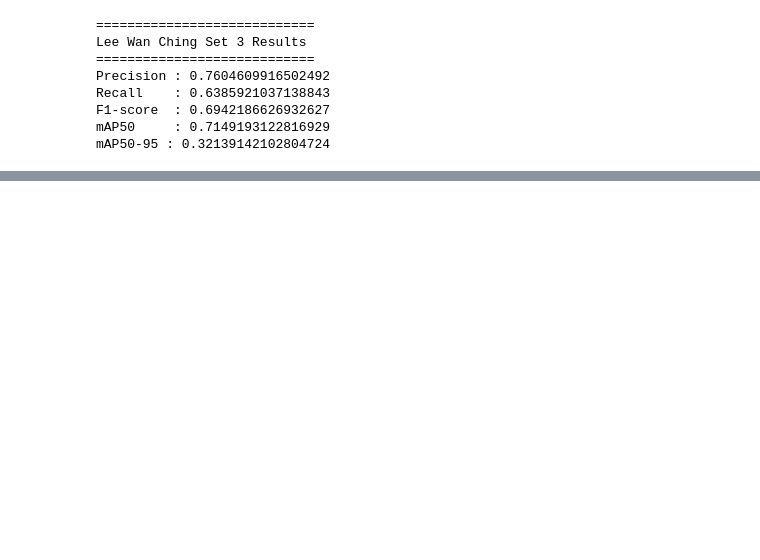
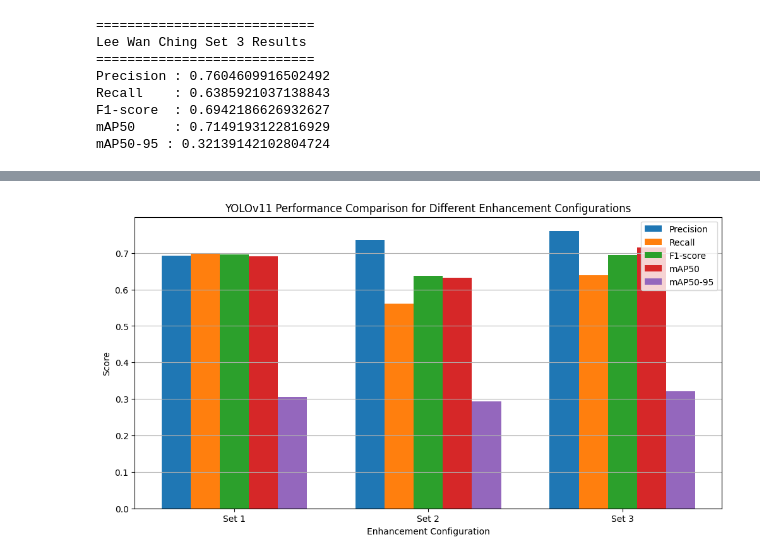
Before and after one commit to denile888/PCB-Defect-Inspection, a Jupyter notebook: notebook/leewanching/train_leewanching.ipynb, the cells around one changed output, grey strips where cells are left out. Drawn from its saved outputs; the diff is of its cells as text; code cells hidden in the pictures; blank space fills up the shorter version.

```diff
--- a/notebook/leewanching/train_leewanching.ipynb
+++ b/notebook/leewanching/train_leewanching.ipynb
@@ -618,0 +725,84 @@ mAP50-95 : 0.32139142102804724
+# %%
+import matplotlib.pyplot as plt
+import numpy as np
+
+# Collect results from three configurations
+sets = ['Set 1', 'Set 2', 'Set 3']
+
+precision_values = [
+    metrics.box.mp,
+    set2_metrics.box.mp,
+    set3_metrics.box.mp
+]
+
+recall_values = [
+    metrics.box.mr,
+    set2_metrics.box.mr,
+    set3_metrics.box.mr
+]
+
+f1_values = [
+    2*metrics.box.mp*metrics.box.mr /
+    (metrics.box.mp + metrics.box.mr),
+
+    2*set2_metrics.box.mp*set2_metrics.box.mr /
+    (set2_metrics.box.mp + set2_metrics.box.mr),
+
+    2*set3_metrics.box.mp*set3_metrics.box.mr /
+    (set3_metrics.box.mp + set3_metrics.box.mr)
+]
+
+map50_values = [
+    metrics.box.map50,
+    set2_metrics.box.map50,
+    set3_metrics.box.map50
+]
+
+map5095_values = [
+    metrics.box.map,
+    set2_metrics.box.map,
+    set3_metrics.box.map
+]
+
+
+# Create comparison table
+metrics = {
+    "Precision": precision_values,
+    "Recall": recall_values,
+    "F1-score": f1_values,
+    "mAP50": map50_values,
+    "mAP50-95": map5095_values
+}
+
+
+# Plot grouped bar chart
+x = np.arange(len(sets))
+width = 0.15
+
+plt.figure(figsize=(12,6))
+
+for i, (name, values) in enumerate(metrics.items()):
+    plt.bar(
+        x + i*width,
+        values,
+        width,
+        label=name
+    )
+
+plt.xticks(
+    x + width*2,
+    sets
+)
+
+plt.ylabel("Score")
+plt.xlabel("Enhancement Configuration")
+plt.title(
+    "YOLOv11 Performance Comparison for Different Enhancement Configurations"
+)
+
+plt.legend()
+plt.grid(axis='y')
+
+plt.show()
+# %% [output]
+[figure, added]
```
Also changed, not shown: parts of 10 cells of this notebook, 2 other files.
